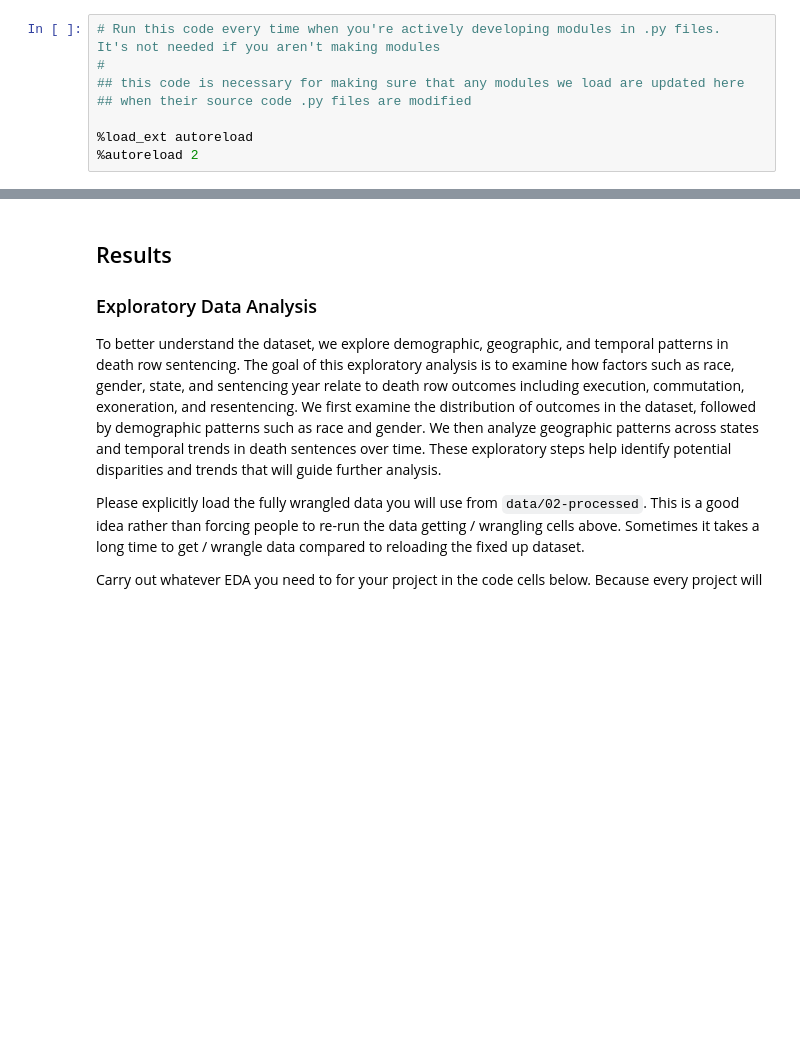
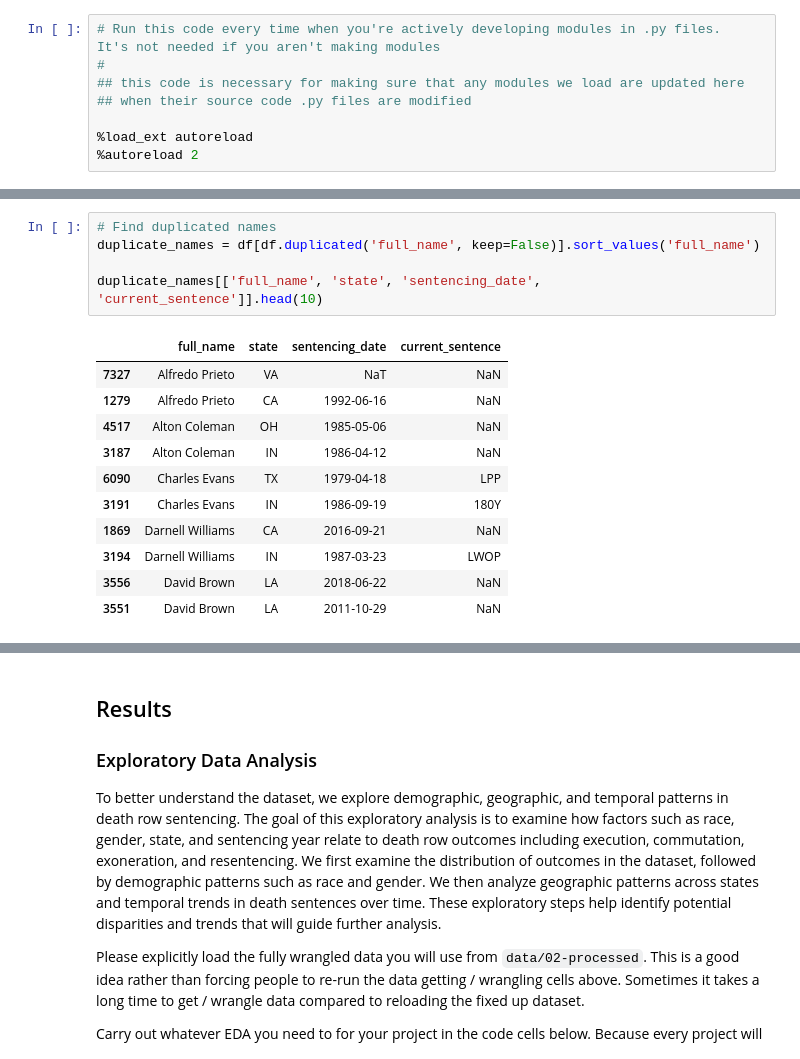
Before and after one commit to COGS108/Group152_WI26, a Jupyter notebook: 02-EDACheckpoint.ipynb, the cells around one changed output, grey strips where cells are left out. Drawn from its saved outputs; the diff is of its cells as text; blank space fills up the shorter version.

```diff
--- a/02-EDACheckpoint.ipynb
+++ b/02-EDACheckpoint.ipynb
@@ -123,0 +303,17 @@ Instructions: REPLACE the contents of this cell and the one below with your work
+# %%
+# Find duplicated names
+duplicate_names = df[df.duplicated('full_name', keep=False)].sort_values('full_name')
+
+duplicate_names[['full_name', 'state', 'sentencing_date', 'current_sentence']].head(10)
+# %% [output]
+|  | full_name | state | sentencing_date | current_sentence |
+| 7327 | Alfredo Prieto | VA | NaT | NaN |
+| 1279 | Alfredo Prieto | CA | 1992-06-16 | NaN |
+| 4517 | Alton Coleman | OH | 1985-05-06 | NaN |
+| 3187 | Alton Coleman | IN | 1986-04-12 | NaN |
+| 6090 | Charles Evans | TX | 1979-04-18 | LPP |
+| 3191 | Charles Evans | IN | 1986-09-19 | 180Y |
+| 1869 | Darnell Williams | CA | 2016-09-21 | NaN |
+| 3194 | Darnell Williams | IN | 1987-03-23 | LWOP |
+| 3556 | David Brown | LA | 2018-06-22 | NaN |
+| 3551 | David Brown | LA | 2011-10-29 | NaN |
```
Also changed, not shown: parts of 33 cells of this notebook.
